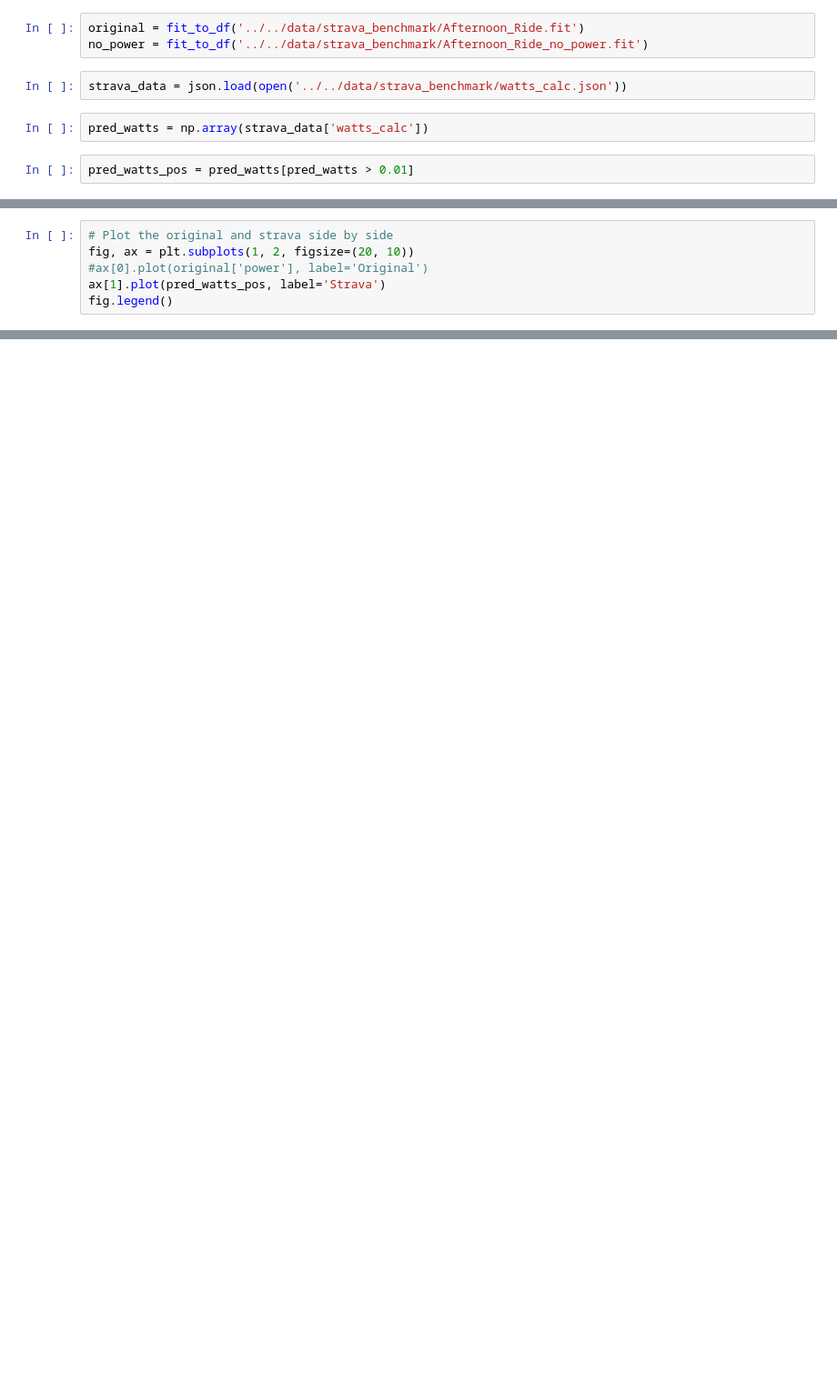
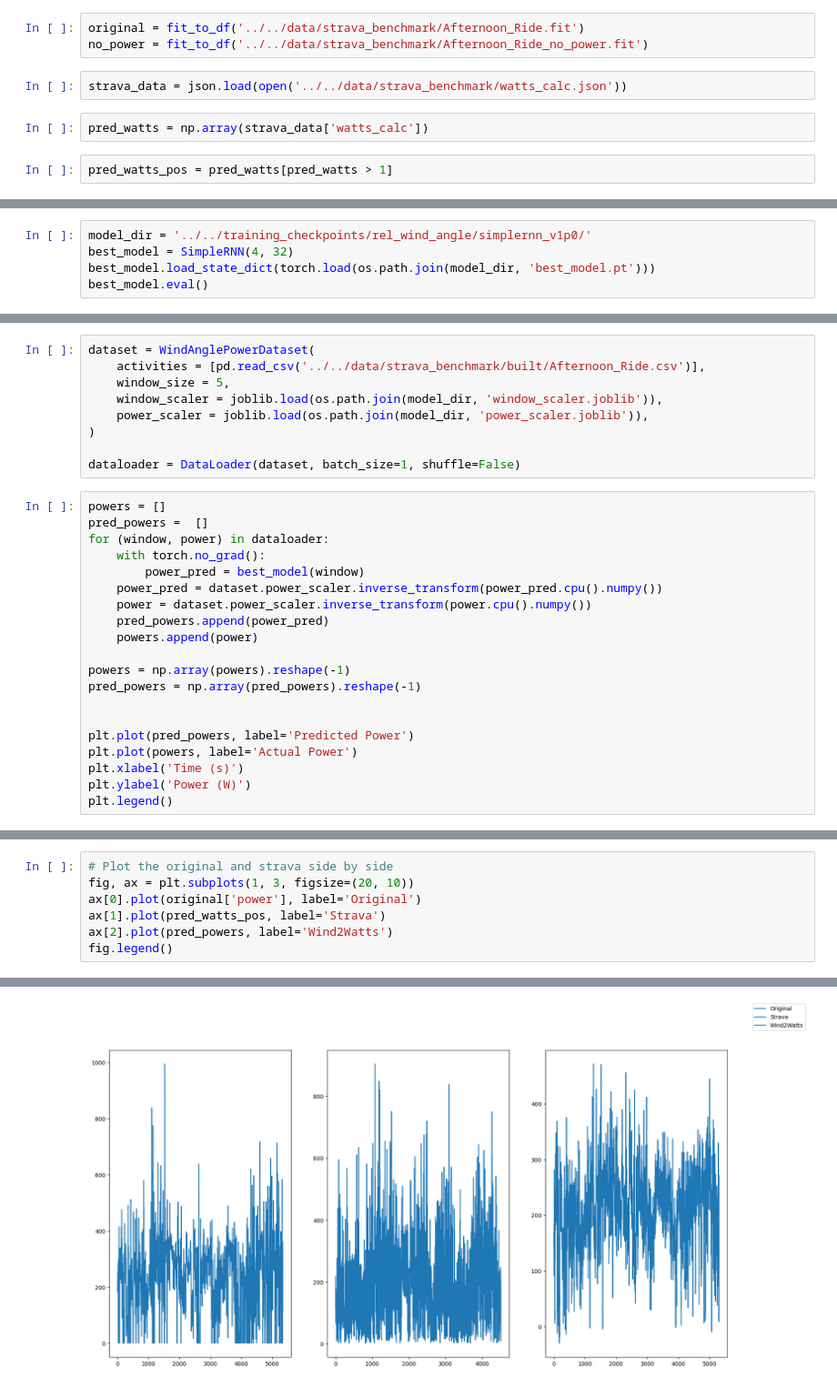
Before and after one commit to becklabs/wind2watts, a Jupyter notebook: notebooks/misc/StravaBenchmark.ipynb, the cells around one changed output, grey strips where cells are left out. Shown at 91% size. Saved outputs shown, nothing was run; the diff lists cells and outputs as text; blank space fills up the shorter version.

```diff
--- a/notebooks/misc/StravaBenchmark.ipynb
+++ b/notebooks/misc/StravaBenchmark.ipynb
@@ -11,4 +12,4 @@ strava_data = json.load(open('../../data/strava_benchmark/watts_calc.json'))
 # %%
 pred_watts = np.array(strava_data['watts_calc'])
 # %%
-pred_watts_pos = pred_watts[pred_watts > 0.01]
+pred_watts_pos = pred_watts[pred_watts > 1]
@@ -14,0 +31,5 @@ pred_watts_pos = pred_watts[pred_watts > 0.01]
+# %%
+model_dir = '../../training_checkpoints/rel_wind_angle/simplernn_v1p0/'
+best_model = SimpleRNN(4, 32)
+best_model.load_state_dict(torch.load(os.path.join(model_dir, 'best_model.pt')))
+best_model.eval()
@@ -14,0 +41,29 @@ pred_watts_pos = pred_watts[pred_watts > 0.01]
+# %%
+dataset = WindAnglePowerDataset(
+    activities = [pd.read_csv('../../data/strava_benchmark/built/Afternoon_Ride.csv')],
+    window_size = 5,
+    window_scaler = joblib.load(os.path.join(model_dir, 'window_scaler.joblib')),
+    power_scaler = joblib.load(os.path.join(model_dir, 'power_scaler.joblib')),
+)
+
+dataloader = DataLoader(dataset, batch_size=1, shuffle=False)
+# %%
+powers = []
+pred_powers =  []
+for (window, power) in dataloader:
+    with torch.no_grad():
+        power_pred = best_model(window)
+    power_pred = dataset.power_scaler.inverse_transform(power_pred.cpu().numpy())
+    power = dataset.power_scaler.inverse_transform(power.cpu().numpy())
+    pred_powers.append(power_pred)
+    powers.append(power)
+
+powers = np.array(powers).reshape(-1)
+pred_powers = np.array(pred_powers).reshape(-1)
+
+
+plt.plot(pred_powers, label='Predicted Power')
+plt.plot(powers, label='Actual Power')
+plt.xlabel('Time (s)')
+plt.ylabel('Power (W)')
+plt.legend()
@@ -15,6 +77,8 @@ pred_watts_pos = pred_watts[pred_watts > 0.01]
 # %%
 # Plot the original and strava side by side
-fig, ax = plt.subplots(1, 2, figsize=(20, 10))
-#ax[0].plot(original['power'], label='Original')
+fig, ax = plt.subplots(1, 3, figsize=(20, 10))
+ax[0].plot(original['power'], label='Original')
 ax[1].plot(pred_watts_pos, label='Strava')
+ax[2].plot(pred_powers, label='Wind2Watts')
 fig.legend()
+# %% [output]
@@ -20,0 +86 @@ fig.legend()
+[figure, added]
```
Also changed, not shown: parts of 8 cells of this notebook, 12 other files.
